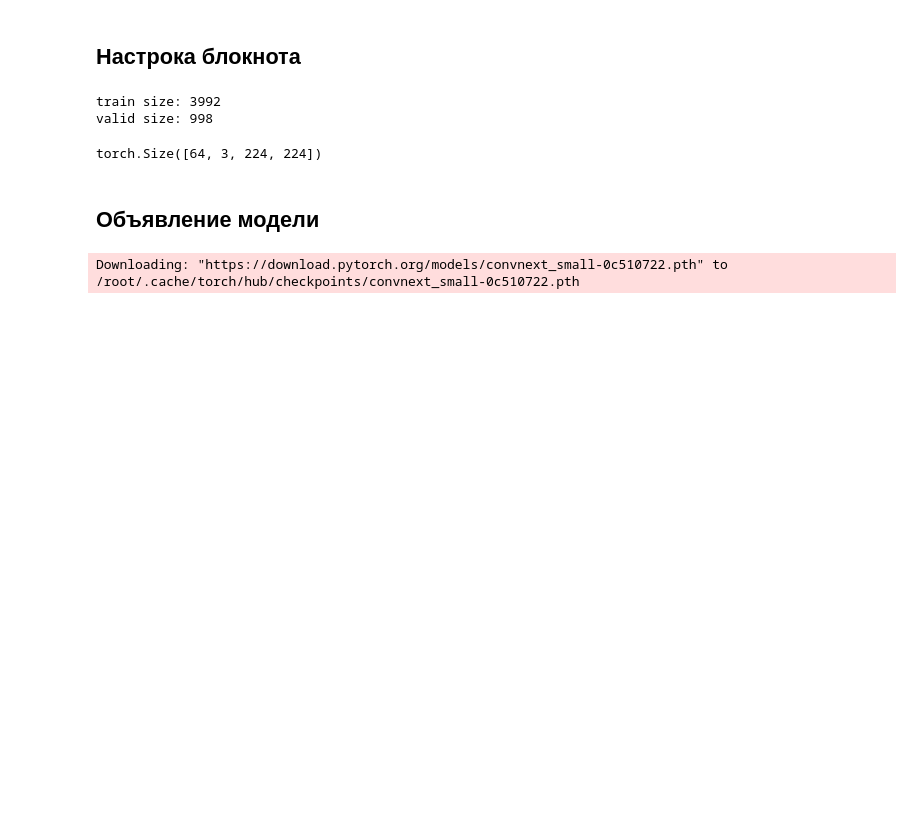
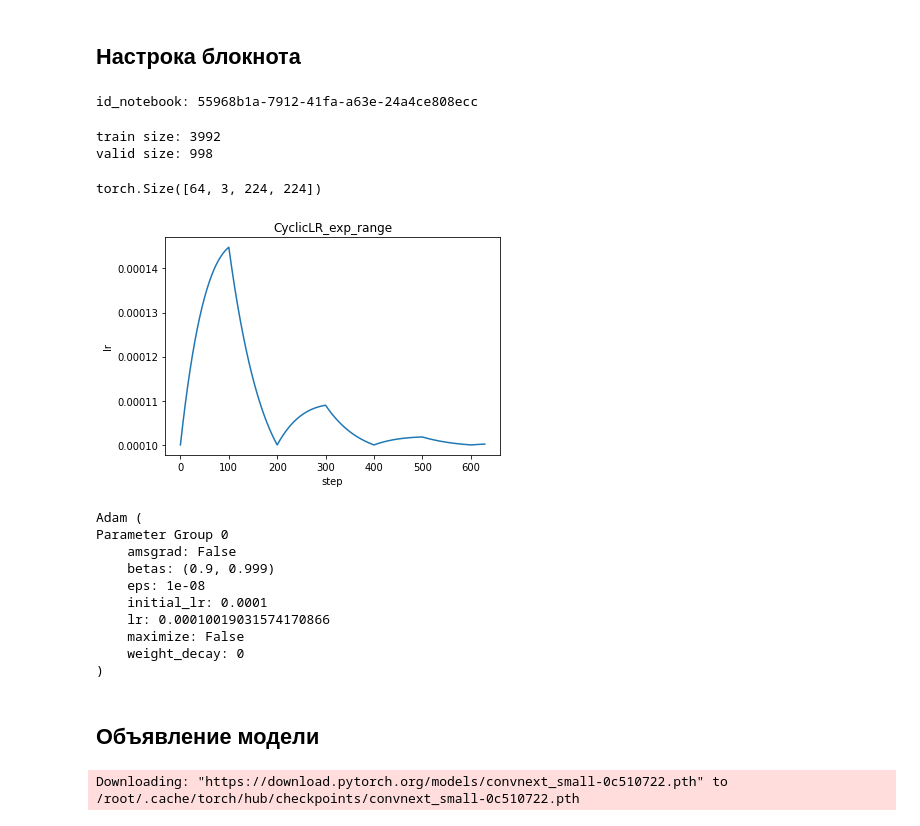
Before and after one commit to VladSmirN/construction_equipment, a Jupyter notebook: classification_convnext_small.ipynb, the cells around one changed output. Saved outputs shown, nothing was run; the diff lists cells and outputs as text; code cells hidden in the pictures; blank space fills up the shorter version.

Commit message:
Kaggle Notebook | construction_equipment_wandb | Version 28

```diff
--- a/classification_convnext_small.ipynb
+++ b/classification_convnext_small.ipynb
@@ -67,8 +129,20 @@ class CFG:
     wandb_project = "construction_equipment"
     wandb_entity = "vladsmirn_"
     img_size = 224
-    lr = 0.001
-    max_lr = 0.005
+    n_fold = 5
+    k_fold = 3
+
+    lr_schedule = "CyclicLR_exp_range"
+    base_lr = 0.0001
+    max_lr = 0.0002
+    step_size_up = 100
+    gamma = 0.992
+
+    id_notebook=str(uuid.uuid4())
+
+print("id_notebook: " + CFG.id_notebook)
+# %% [output]
+id_notebook: 55968b1a-7912-41fa-a63e-24a4ce808ecc
 # %%
 def get_transform(phase: str, img_size: int):
     if phase == 'train':
@@ -146,7 +220,7 @@ class ImageDataset(Dataset):
 
 data_df = pd.read_csv(PATH_TRAIN)
 data_df["path"] = data_df["ID_img"].apply(lambda image_name : f'{DIR_TRAIN}{image_name}')
-train_df, valid_df = KFOLD(data_df)
+train_df, valid_df = KFOLD(data_df, n_fold=CFG.n_fold, k_fold=CFG.k_fold)
 train_dataset = ImageDataset(train_df, get_transform("train",CFG.img_size))
 valid_dataset = ImageDataset(valid_df, get_transform("valid",CFG.img_size))
 
@@ -159,7 +233,7 @@ valid_loader = torch.utils.data.DataLoader(dataset=valid_dataset,
                                            batch_size=CFG.batch_size)
 
 # CFG.steps_per_epoch = len(train_loader)
-
+CFG.steps_per_epoch = len(train_loader)
 images, labels =  next(iter(train_loader))
 # model_clip.encode_image(images[:1])
 images.shape
@@ -167,6 +241,20 @@ images.shape
 train size: 3992
 valid size: 998
 torch.Size([64, 3, 224, 224])
+# %%
+_ = choose_configure_optimizers(CFG,show=True)
+# %% [output]
+[figure, added]
+Adam (
+Parameter Group 0
+    amsgrad: False
+    betas: (0.9, 0.999)
+    eps: 1e-08
+    initial_lr: 0.0001
+    lr: 0.00010019031574170866
+    maximize: False
+    weight_decay: 0
+)
 # %% [markdown]
 ##   Объявление модели
 # %%
```
Also changed, not shown: parts of 7 cells of this notebook.
